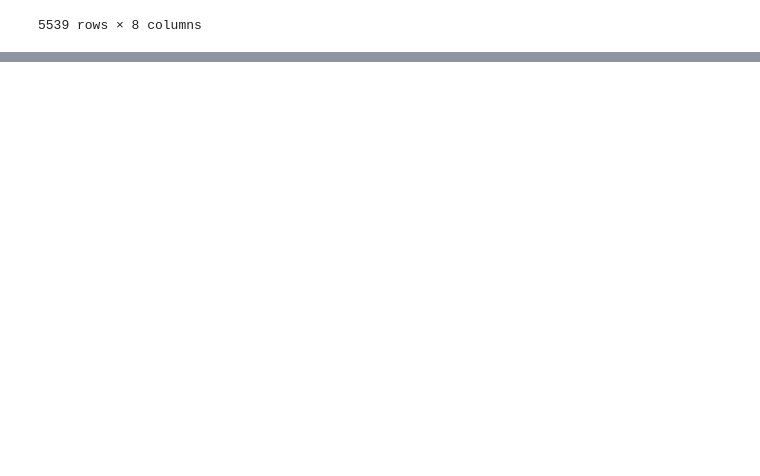
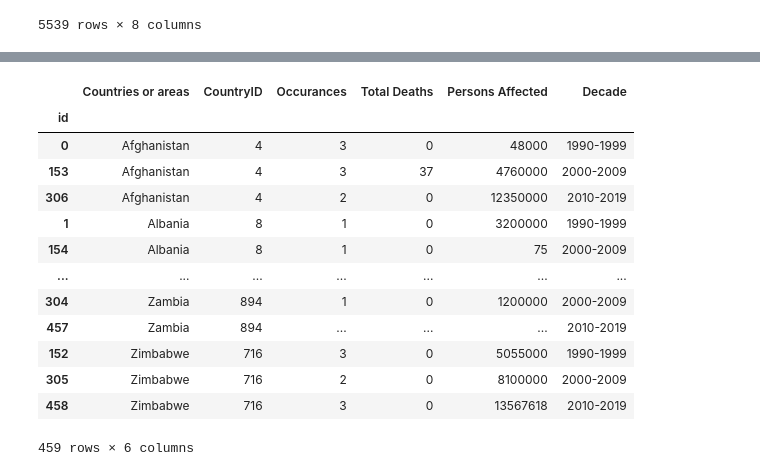
Before and after one commit to ashparra97/ETL-project, a Jupyter notebook: wrangling.ipynb, the cells around one changed output, grey strips where cells are left out. Saved outputs shown, nothing was run; the diff lists cells and outputs as text; code cells hidden in the pictures; blank space fills up the shorter version.

```diff
--- a/wrangling.ipynb
+++ b/wrangling.ipynb
@@ -146,0 +160,5 @@ disasters_df_unpivot = disasters_df.melt(id_vars=['CountryID', 'Countries or are
+# %%
+data = {'Occurances':['Occurrence 1990-1999','Occurrence 2000-2009','Occurrence 2010-2019'], 'Total Deaths':['Total deaths 1990-1999','Total deaths 2000-2009','Total deaths 2010-2019'], 'Persons Affected':['Persons affected 1990-1999','Persons affected 2000-2009','Persons affected 2010-2019']}
+
+disasters_df_unpivot = pd.lreshape(disasters_df, data)
+disasters_df_unpivot.sort_values(by=['Countries or areas', ])
@@ -146,0 +179,24 @@ disasters_df_unpivot = disasters_df.melt(id_vars=['CountryID', 'Countries or are
+# %%
+disasters_df_unpivot.index.name="id"
+# %%
+disasters_df_unpivot.sort_values(by=['Countries or areas', 'id'], inplace=True)
+# %%
+decades = cycle(['1990-1999','2000-2009','2010-2019'])
+disasters_df_unpivot['Decade']=[next(decades) for decade in range(len(disasters_df_unpivot))]
+
+disasters_df_unpivot
+# %% [output]
+|  | Countries or areas | CountryID | Occurances | Total Deaths | Persons Affected | Decade |
+| id |  |  |  |  |  |  |
+| 0 | Afghanistan | 4 | 3 | 0 | 48000 | 1990-1999 |
+| 153 | Afghanistan | 4 | 3 | 37 | 4760000 | 2000-2009 |
+| 306 | Afghanistan | 4 | 2 | 0 | 12350000 | 2010-2019 |
+| 1 | Albania | 8 | 1 | 0 | 3200000 | 1990-1999 |
+| 154 | Albania | 8 | 1 | 0 | 75 | 2000-2009 |
+| ... | ... | ... | ... | ... | ... | ... |
+| 304 | Zambia | 894 | 1 | 0 | 1200000 | 2000-2009 |
+| 457 | Zambia | 894 | ... | ... | ... | 2010-2019 |
+| 152 | Zimbabwe | 716 | 3 | 0 | 5055000 | 1990-1999 |
+| 305 | Zimbabwe | 716 | 2 | 0 | 8100000 | 2000-2009 |
+| 458 | Zimbabwe | 716 | 3 | 0 | 13567618 | 2010-2019 |
+459 rows × 6 columns
```
Also changed, not shown: parts of 8 cells of this notebook.
